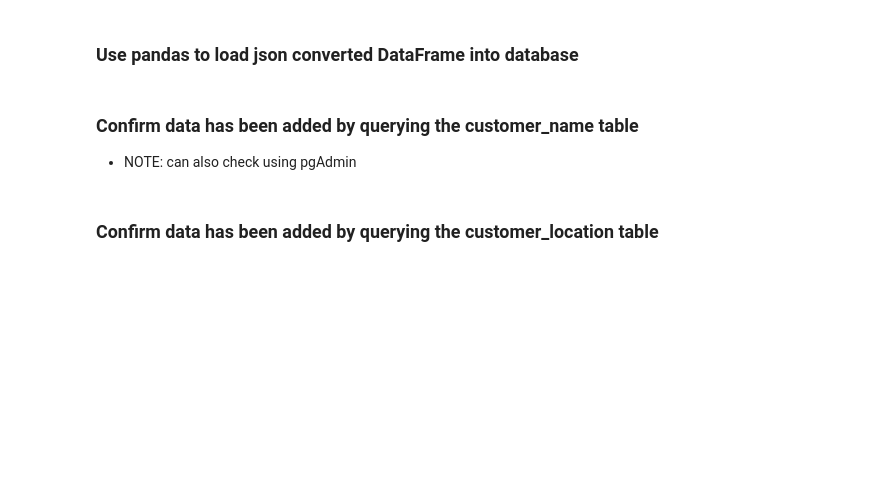
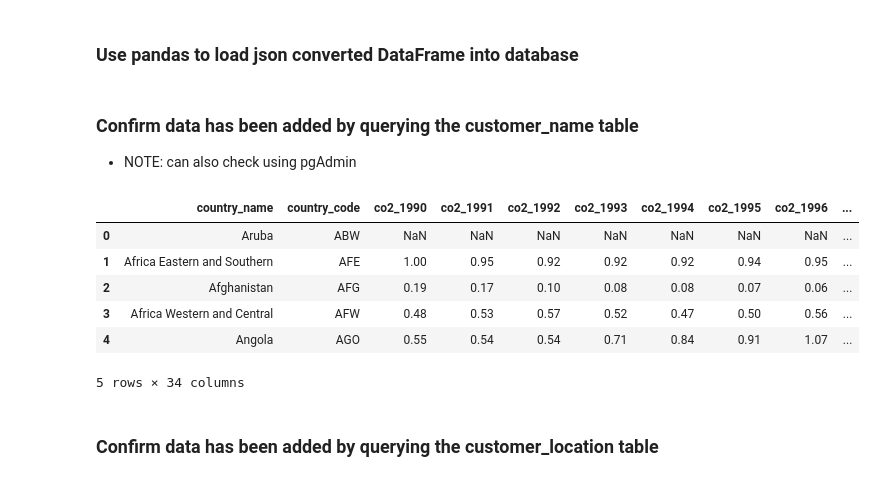
Before and after one commit to Anguyensfg/project-2, a Jupyter notebook: project2etl.ipynb, the cells around one changed output. Cells and saved outputs as stored; diff of their text form; code cells hidden in the pictures; blank space fills up the shorter version.

```diff
--- a/project2etl.ipynb
+++ b/project2etl.ipynb
@@ -149,7 +149,15 @@ new_customer_location_df.to_sql(name='customer_location', con=engine, if_exists=
 ### Confirm data has been added by querying the customer_name table
 * NOTE: can also check using pgAdmin
 # %%
-pd.read_sql_query('select * from customer_name', con=engine).head()
+pd.read_sql_query('select * from co2_emission', con=engine).head()
+# %% [output]
+|  | country_name | country_code | co2_1990 | co2_1991 | co2_1992 | co2_1993 | co2_1994 | co2_1995 | co2_1996 | ... |
+| 0 | Aruba | ABW | NaN | NaN | NaN | NaN | NaN | NaN | NaN | ... |
+| 1 | Africa Eastern and Southern | AFE | 1.00 | 0.95 | 0.92 | 0.92 | 0.92 | 0.94 | 0.95 | ... |
+| 2 | Afghanistan | AFG | 0.19 | 0.17 | 0.10 | 0.08 | 0.08 | 0.07 | 0.06 | ... |
+| 3 | Africa Western and Central | AFW | 0.48 | 0.53 | 0.57 | 0.52 | 0.47 | 0.50 | 0.56 | ... |
+| 4 | Angola | AGO | 0.55 | 0.54 | 0.54 | 0.71 | 0.84 | 0.91 | 1.07 | ... |
+5 rows × 34 columns
 # %% [markdown]
 ### Confirm data has been added by querying the customer_location table
 # %%
```
Also changed, not shown: parts of 14 cells of this notebook, 4 other files.
